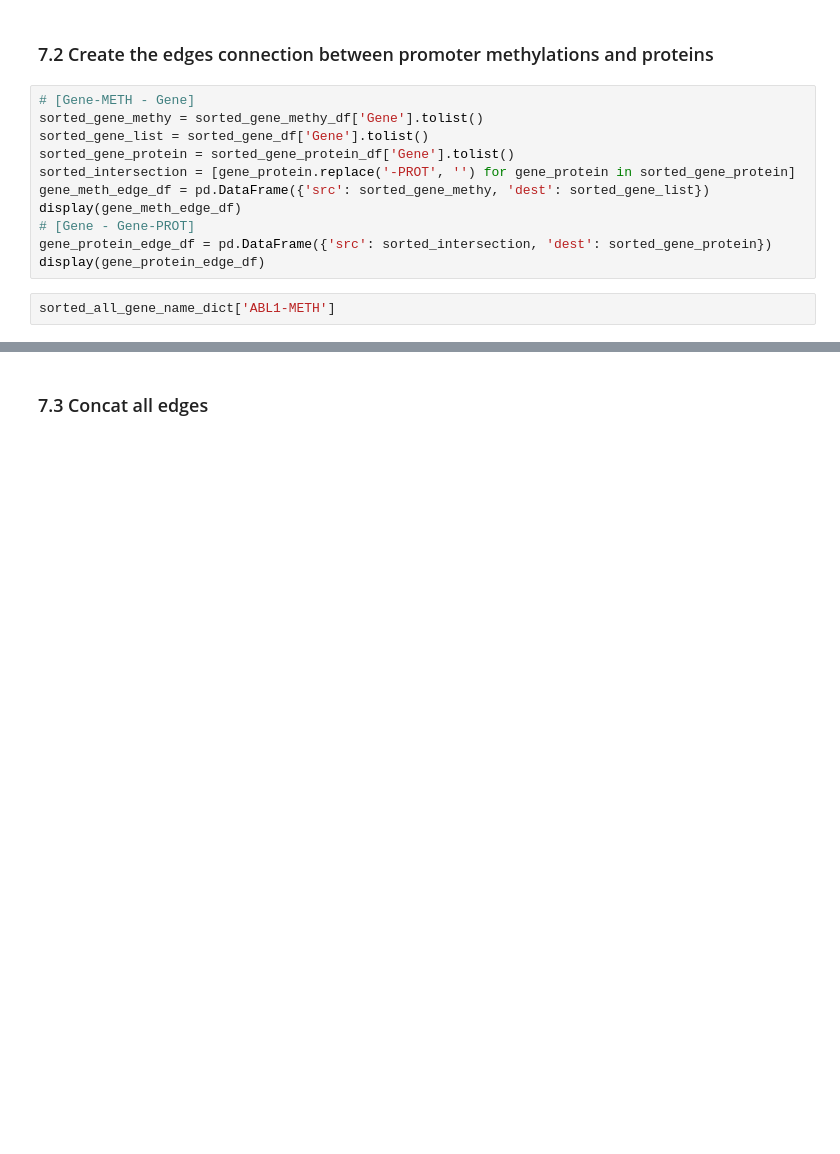
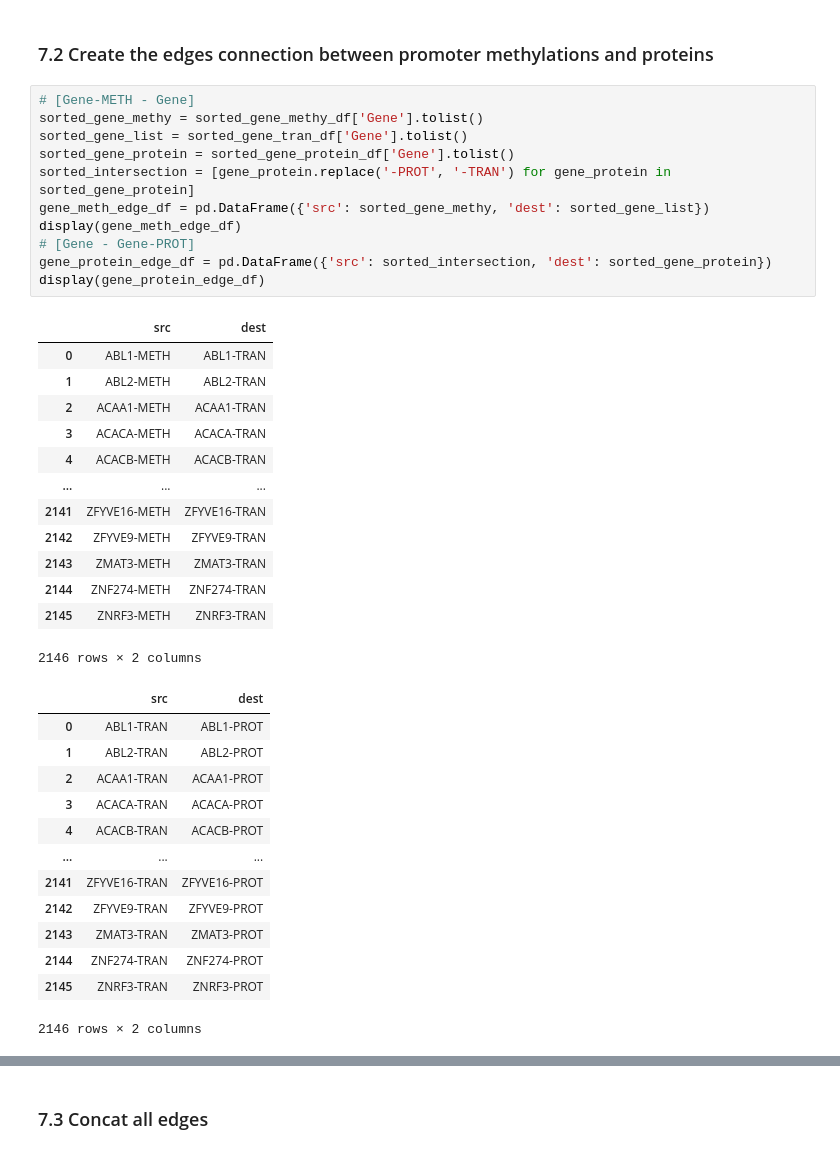
Before and after one commit to heming-zhang/OmicsGraph, a Jupyter notebook: ROSMAP_union_raw_data_process.ipynb, the cells around one changed output, grey strips where cells are left out. Saved outputs shown, nothing was run; the diff lists cells and outputs as text; blank space fills up the shorter version.

```diff
--- a/ROSMAP_union_raw_data_process.ipynb
+++ b/ROSMAP_union_raw_data_process.ipynb
@@ -2090,13 +2091,38 @@ map_all_gene_df.to_csv(os.path.join(graph_output_folder, 'map-all-gene.csv'), in
 # %%
 # [Gene-METH - Gene]
 sorted_gene_methy = sorted_gene_methy_df['Gene'].tolist()
-sorted_gene_list = sorted_gene_df['Gene'].tolist()
+sorted_gene_list = sorted_gene_tran_df['Gene'].tolist()
 sorted_gene_protein = sorted_gene_protein_df['Gene'].tolist()
-sorted_intersection = [gene_protein.replace('-PROT', '') for gene_protein in sorted_gene_protein]
+sorted_intersection = [gene_protein.replace('-PROT', '-TRAN') for gene_protein in sorted_gene_protein]
 gene_meth_edge_df = pd.DataFrame({'src': sorted_gene_methy, 'dest': sorted_gene_list})
 display(gene_meth_edge_df)
 # [Gene - Gene-PROT]
 gene_protein_edge_df = pd.DataFrame({'src': sorted_intersection, 'dest': sorted_gene_protein})
 display(gene_protein_edge_df)
+# %% [output]
+|  | src | dest |
+| 0 | ABL1-METH | ABL1-TRAN |
+| 1 | ABL2-METH | ABL2-TRAN |
+| 2 | ACAA1-METH | ACAA1-TRAN |
+| 3 | ACACA-METH | ACACA-TRAN |
+| 4 | ACACB-METH | ACACB-TRAN |
+| ... | ... | ... |
+| 2141 | ZFYVE16-METH | ZFYVE16-TRAN |
+| 2142 | ZFYVE9-METH | ZFYVE9-TRAN |
+| 2143 | ZMAT3-METH | ZMAT3-TRAN |
+| 2144 | ZNF274-METH | ZNF274-TRAN |
+| 2145 | ZNRF3-METH | ZNRF3-TRAN |
+2146 rows × 2 columns
+|  | src | dest |
+| 0 | ABL1-TRAN | ABL1-PROT |
+| 1 | ABL2-TRAN | ABL2-PROT |
+| 2 | ACAA1-TRAN | ACAA1-PROT |
+| 3 | ACACA-TRAN | ACACA-PROT |
+| 4 | ACACB-TRAN | ACACB-PROT |
+| ... | ... | ... |
+| 2141 | ZFYVE16-TRAN | ZFYVE16-PROT |
+| 2142 | ZFYVE9-TRAN | ZFYVE9-PROT |
+| 2143 | ZMAT3-TRAN | ZMAT3-PROT |
+| 2144 | ZNF274-TRAN | ZNF274-PROT |
+| 2145 | ZNRF3-TRAN | ZNRF3-PROT |
+2146 rows × 2 columns
-# %%
-sorted_all_gene_name_dict['ABL1-METH']
```
Also changed, not shown: parts of 22 cells of this notebook, 25 other files.
